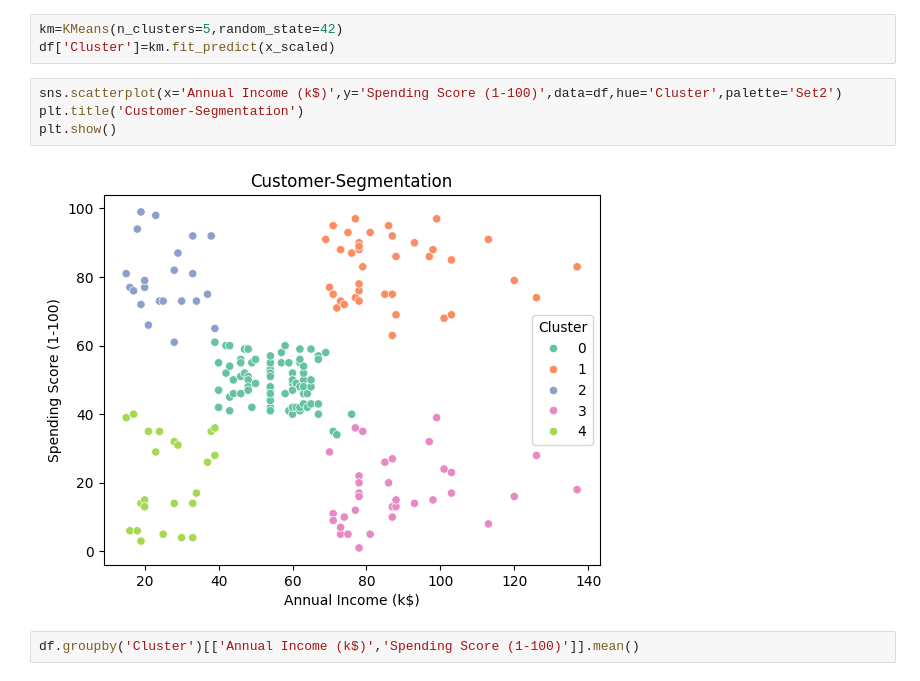
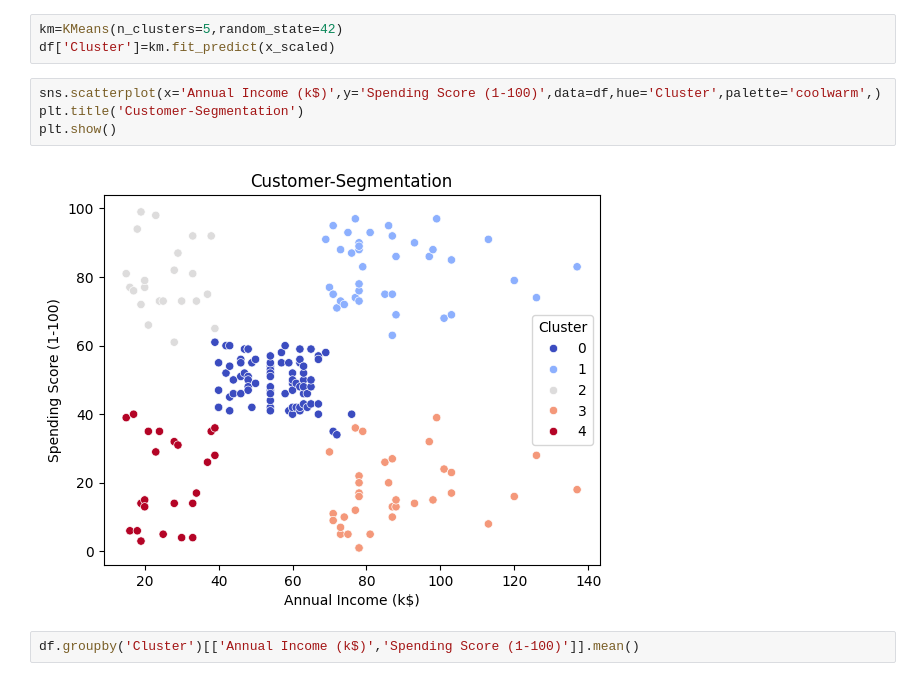
Before and after one commit to DataShoaib/Customer-Segmentation, a Jupyter notebook: notebook/customer_segmentation.ipynb, the cells around one changed output. Saved outputs shown, nothing was run; the diff lists cells and outputs as text.

```diff
--- a/notebook/customer_segmentation.ipynb
+++ b/notebook/customer_segmentation.ipynb
@@ -242,11 +242,11 @@ Silhouette Score evaluates both **cluster compactness (a)** and **cluster separa
 km=KMeans(n_clusters=5,random_state=42)
 df['Cluster']=km.fit_predict(x_scaled)
 # %%
-sns.scatterplot(x='Annual Income (k$)',y='Spending Score (1-100)',data=df,hue='Cluster',palette='Set2')
+sns.scatterplot(x='Annual Income (k$)',y='Spending Score (1-100)',data=df,hue='Cluster',palette='coolwarm',)
 plt.title('Customer-Segmentation')
 plt.show()
 # %% [output]
-[figure, old version]
+[figure, new version]
 # %%
 df.groupby('Cluster')[['Annual Income (k$)','Spending Score (1-100)']].mean()
 # %% [output]
```
Also changed, not shown: parts of 1 cell of this notebook.
